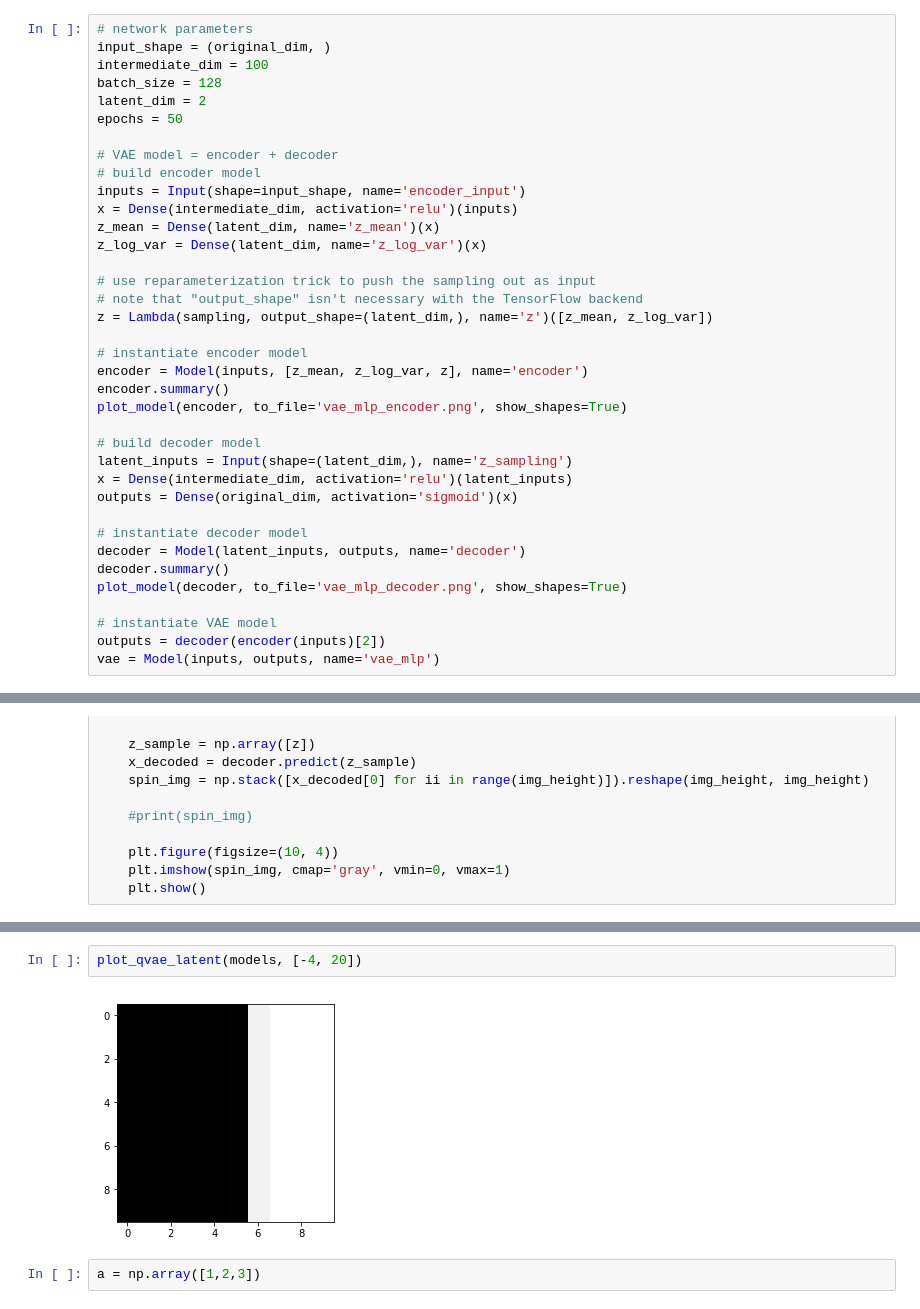
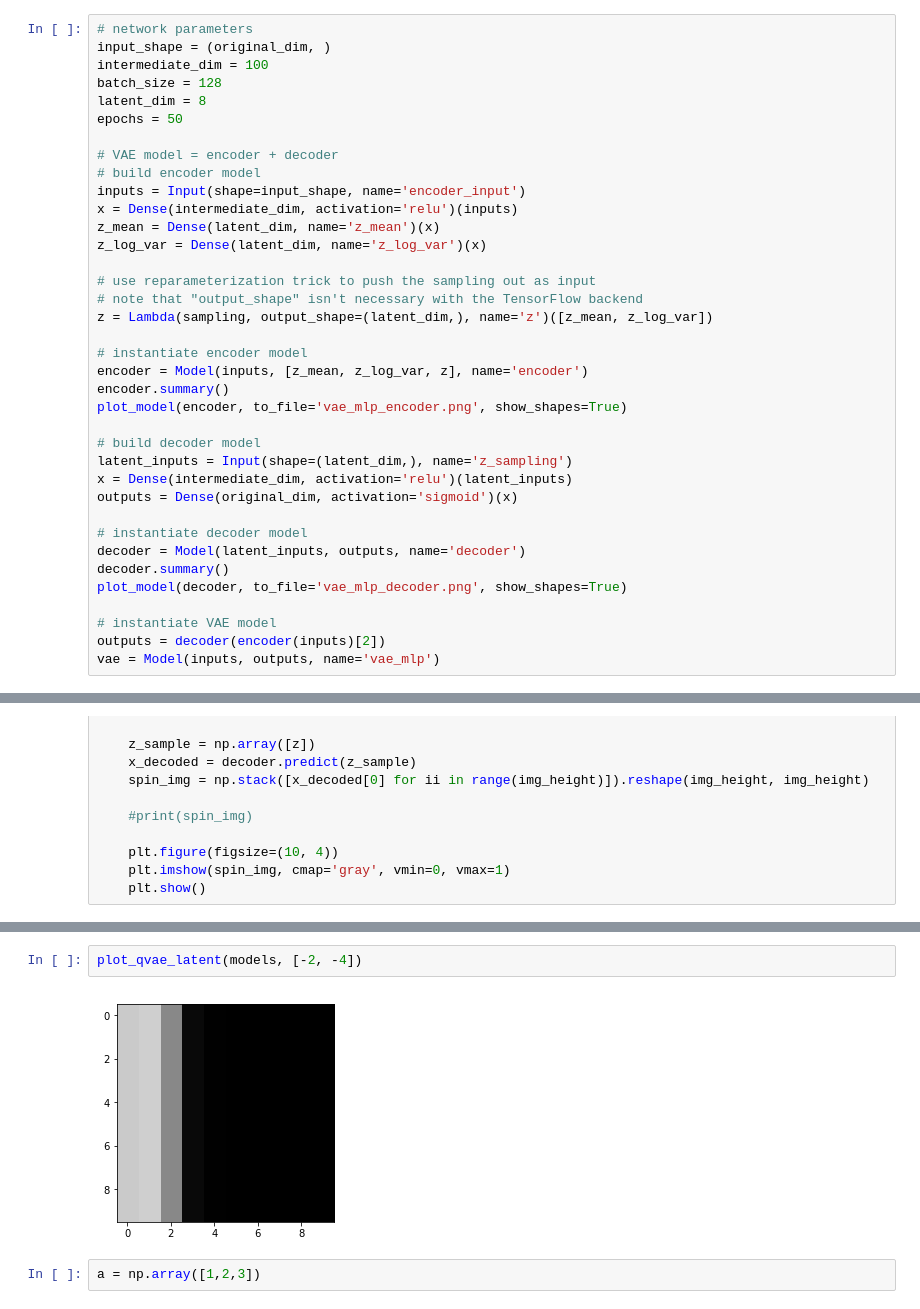
Before and after one commit to ktucker27/quantumML, a Jupyter notebook: python/quantum_vae.ipynb, the cells around one changed output, grey strips where cells are left out. Saved outputs shown, nothing was run; the diff lists cells and outputs as text.

```diff
--- a/python/quantum_vae.ipynb
+++ b/python/quantum_vae.ipynb
@@ -17,7 +17,7 @@ original_dim = is_train.shape[1]
 input_shape = (original_dim, )
 intermediate_dim = 100
 batch_size = 128
-latent_dim = 2
+latent_dim = 8
 epochs = 50
 
 # VAE model = encoder + decoder
@@ -289,7 +301,7 @@ plot_qvae_results(models, [-4,-20], [4,20], 2, 10, 0.3)
 # %%
-plot_qvae_latent(models, [-4, 20])
+plot_qvae_latent(models, [-2, -4])
 # %% [output]
-[figure, old version]
+[figure, new version]
 # %%
 a = np.array([1,2,3])
 # %%
```
Also changed, not shown: parts of 14 cells of this notebook.
